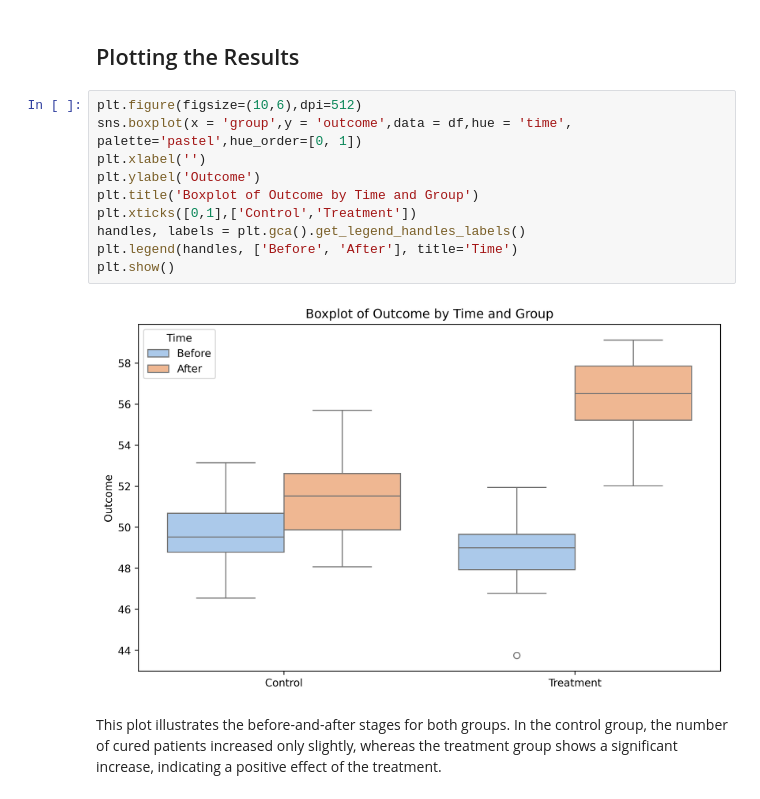
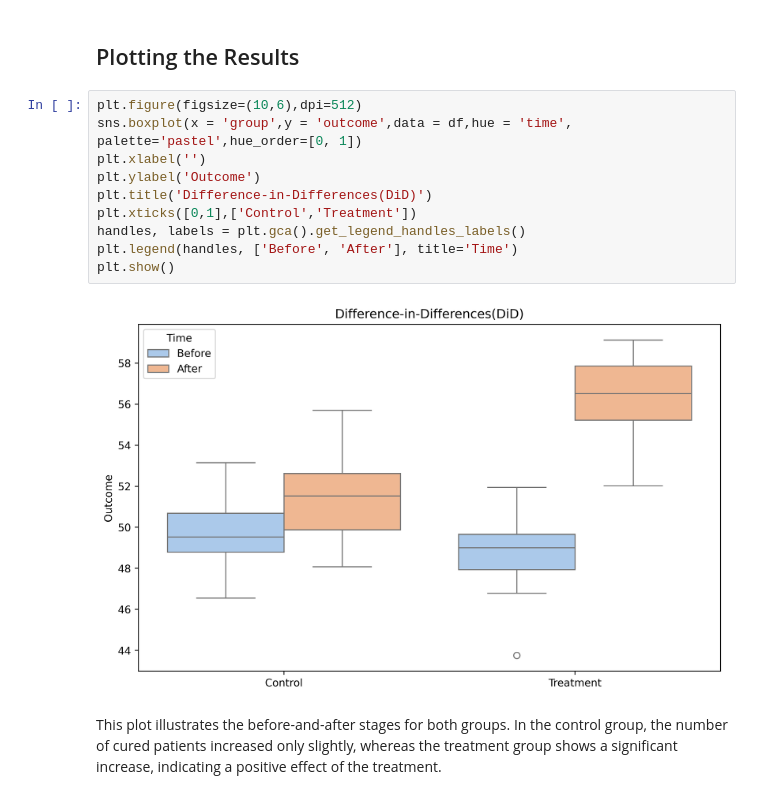
Before and after one commit to simahashemi/Quasi_Experimental_methods, a Jupyter notebook: Quasi_Experimental_methods.ipynb, the cells around one changed output. Cells and saved outputs as stored; diff of their text form.

```diff
--- a/Quasi_Experimental_methods.ipynb
+++ b/Quasi_Experimental_methods.ipynb
@@ -86,14 +87,14 @@ The R-squared value is approximately 0.72, indicating that the model explains a
 # %%
 plt.figure(figsize=(10,6),dpi=512)
 sns.boxplot(x = 'group',y = 'outcome',data = df,hue = 'time', palette='pastel',hue_order=[0, 1])
 plt.xlabel('')
 plt.ylabel('Outcome')
-plt.title('Boxplot of Outcome by Time and Group')
+plt.title('Difference-in-Differences(DiD)')
 plt.xticks([0,1],['Control','Treatment'])
 handles, labels = plt.gca().get_legend_handles_labels()
 plt.legend(handles, ['Before', 'After'], title='Time')
 plt.show()
 # %% [output]
-[figure, old version]
+[figure, new version]
 # %% [markdown]
 This plot illustrates the before-and-after stages for both groups. In the control group, the number of cured patients increased only slightly, whereas the treatment group shows a significant increase, indicating a positive effect of the treatment.
```
Also changed, not shown: parts of 39 cells of this notebook.
